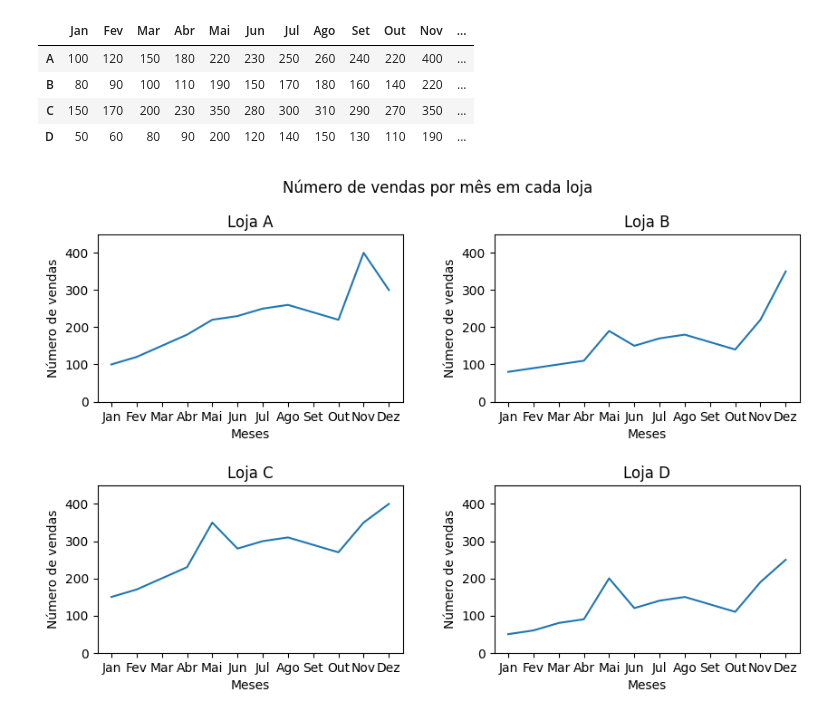
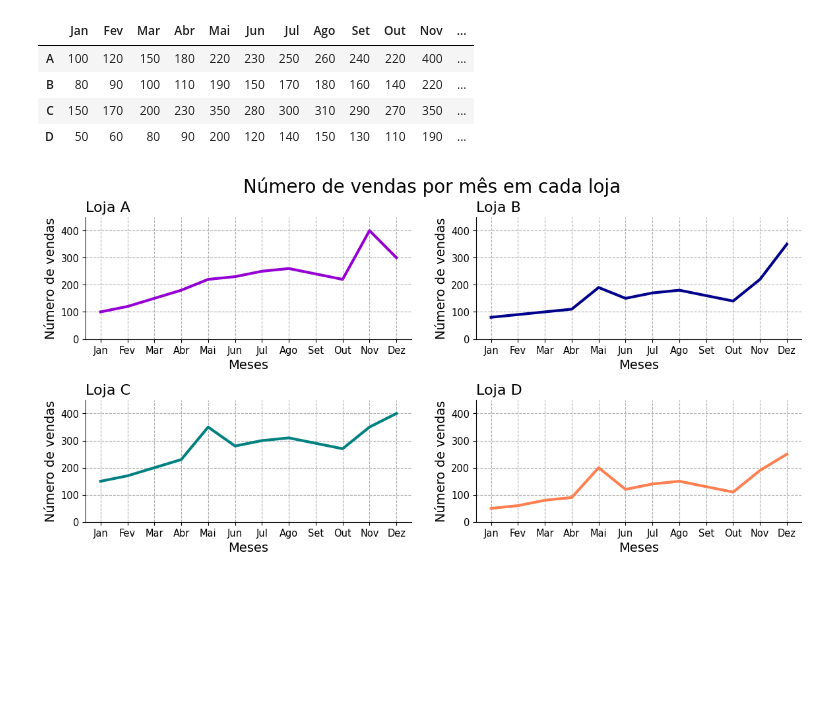
Before and after one commit to NiveskZ/ETL-Alura, a Jupyter notebook: DataViz/Desafios_DataViz.ipynb, the cells around one changed output. Cells and saved outputs as stored; diff of their text form; code cells hidden in the pictures; blank space fills up the shorter version.

Commit message:
Data Visualization: criando gráficos com bibliotecas Python - Desafio: Modificando cores

```diff
--- a/DataViz/Desafios_DataViz.ipynb
+++ b/DataViz/Desafios_DataViz.ipynb
@@ -90,32 +90,29 @@ meses = df.columns.tolist()
 # %%
 import matplotlib.pyplot as plt
 
-fig, axs = plt.subplots(2,2,figsize=(10,6))
-fig.subplots_adjust(hspace=0.5,wspace=0.3)
-fig.suptitle('Número de vendas por mês em cada loja')
+fig, axs = plt.subplots(2,2,figsize=(14,6))
+fig.subplots_adjust(hspace=0.5,wspace=0.2)
+fig.suptitle('Número de vendas por mês em cada loja', fontsize=20)
 
-axs[0,0].plot(df.loc['A',meses])
-axs[0,0].set_title('Loja A')
+cores = ['darkviolet','darkblue','teal','coral']
 
-axs[0,1].plot(df.loc['B',meses])
-axs[0,1].set_title('Loja B')
-
-axs[1,0].plot(df.loc['C',meses])
-axs[1,0].set_title('Loja C')
-
-axs[1,1].plot(df.loc['D',meses])
-axs[1,1].set_title('Loja D')
-
-for ax in axs.flat:
-  ax.set_xlabel('Meses')
-  ax.set_ylabel('Número de vendas')
+for i, ax in enumerate(axs.flat):
+  ax.plot(df.loc[df.index[i]], lw=3, color=cores[i])
+  ax.set_title(f'Loja {df.index[i]}', loc='left',fontsize= 16)
+  ax.set_xlabel('Meses',fontsize=14)
+  ax.set_ylabel('Número de vendas',fontsize=14)
+  ax.xaxis.set_tick_params(labelsize=10.5)
+  ax.yaxis.set_tick_params(labelsize=10.5)
+  ax.spines['top'].set_visible(False)
+  ax.spines['right'].set_visible(False)
+  ax.grid(linestyle='--')
 
 ymin = 0
 ymax = 450
 
 for ax in axs.ravel():
   ax.set_ylim(ymin,ymax)
 
 plt.show()
 # %% [output]
-[figure, old version]
+[figure, new version]
```
